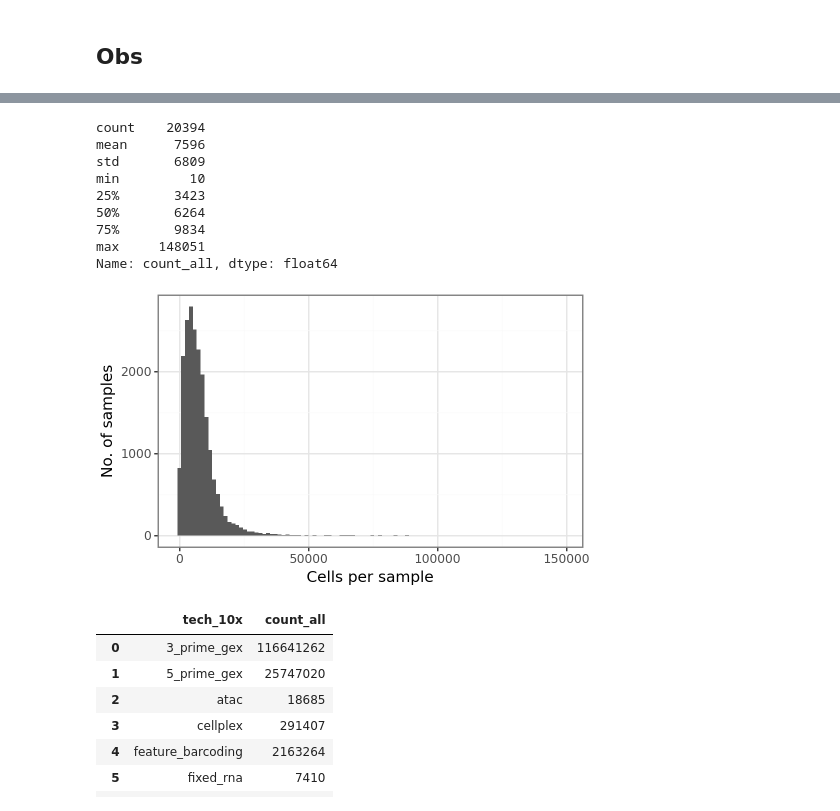
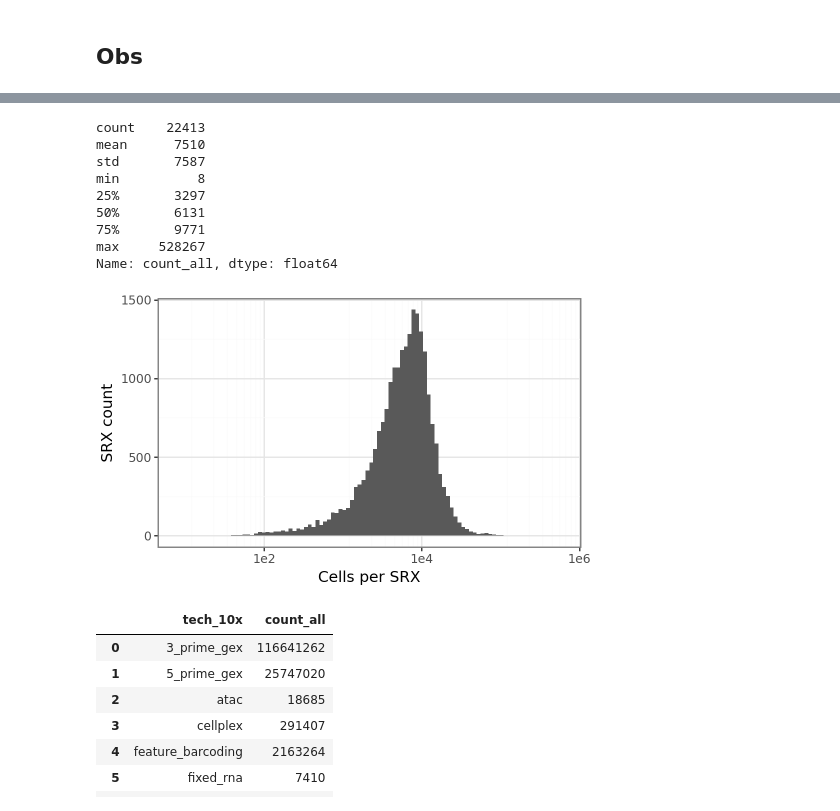
Before and after one commit to bioinfo-tsukuba/scRecounter, a Jupyter notebook: notebooks/tiledb/scBaseCamp_db-create_GeneFull-Ex50pAS.ipynb, the cells around one changed output, grey strips where cells are left out. Saved outputs shown, nothing was run; the diff lists cells and outputs as text; code cells hidden in the pictures.

```diff
--- a/notebooks/tiledb/scBaseCamp_db-create_GeneFull-Ex50pAS.ipynb
+++ b/notebooks/tiledb/scBaseCamp_db-create_GeneFull-Ex50pAS.ipynb
@@ -191,26 +192,27 @@ df.head()
 # %%
 # plot obs per SRX
 with pd.option_context('display.float_format', '{:.0f}'.format):
     print(df["count_all"].describe())
 
 p = (
     pn.ggplot(df, pn.aes(x="count_all")) +
     pn.geom_histogram(bins=100) +
-    pn.labs(x="Cells per sample", y="No. of samples") +
+    pn.labs(x="Cells per SRX", y="SRX count") +
+    pn.scale_x_log10() +
     pn.theme(figure_size=(5,3))
     )
 p
 # %% [output]
-count    20394
-mean      7596
-std       6809
-min         10
-25%       3423
-50%       6264
-75%       9834
-max     148051
+count    22413
+mean      7510
+std       7587
+min          8
+25%       3297
+50%       6131
+75%       9771
+max     528267
 Name: count_all, dtype: float64
-[figure, old version]
+[figure, new version]
 # %%
 # obs count per 10X Genomics technology
 with tiledbsoma.Experiment.open(db_uri) as exp:
```
Also changed, not shown: parts of 28 cells of this notebook, 12 other files.
